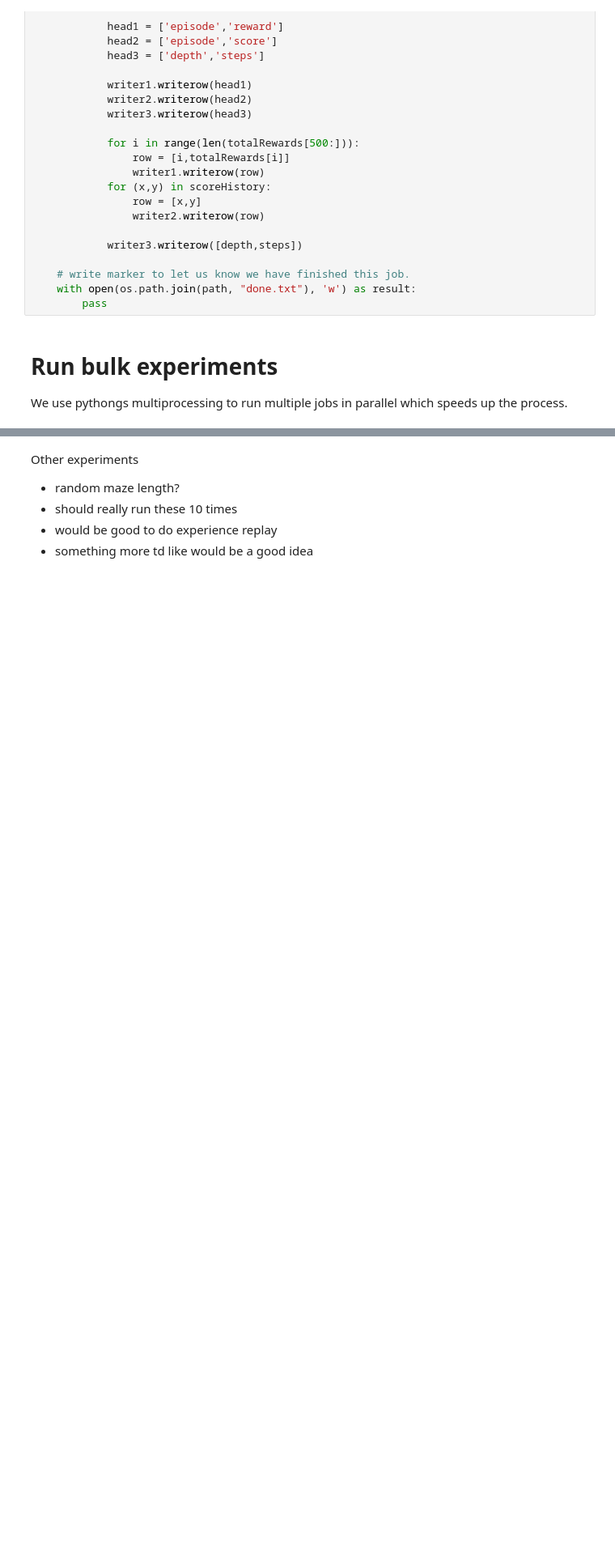
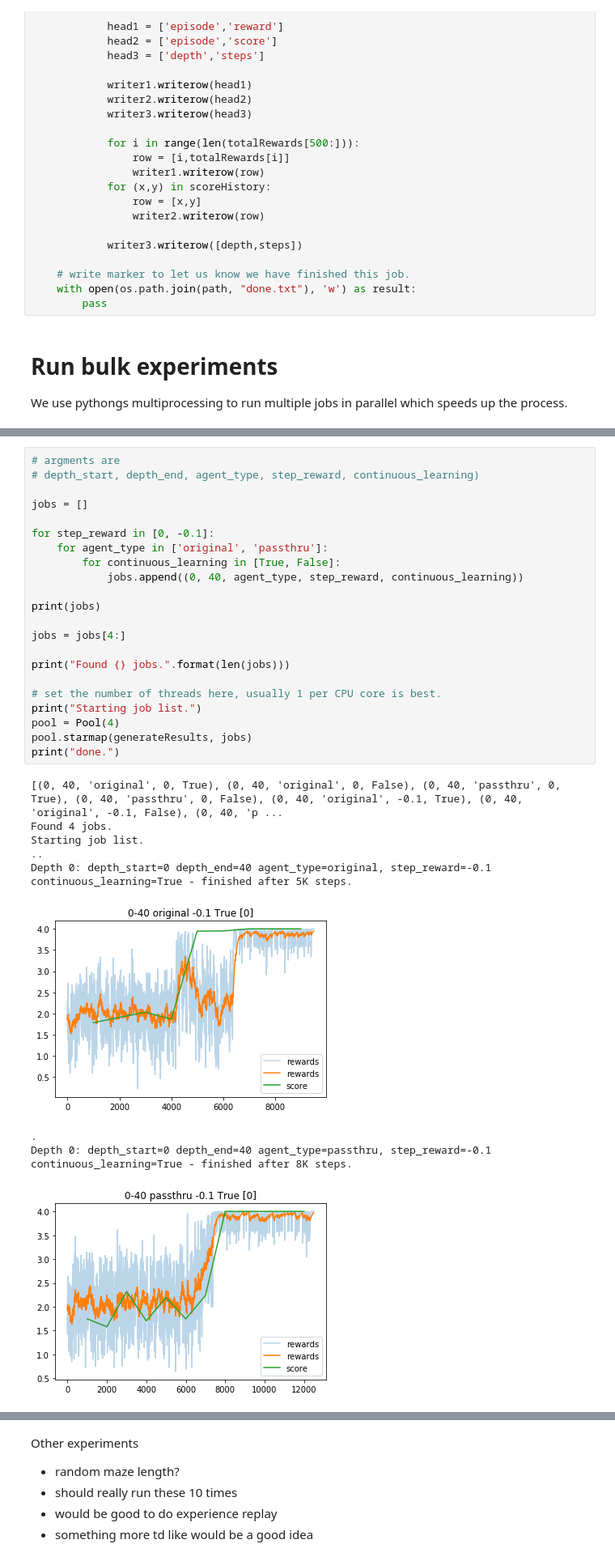
Before and after one commit to maitchison/TMaze, a Jupyter notebook: TMaze.ipynb, the cells around one changed output, grey strips where cells are left out. Shown at 81% size. Saved outputs shown, nothing was run; the diff lists cells and outputs as text; blank space fills up the shorter version.

```diff
--- a/TMaze.ipynb
+++ b/TMaze.ipynb
@@ -654,0 +672,32 @@ Starting job list.
+# %%
+# argments are
+# depth_start, depth_end, agent_type, step_reward, continuous_learning)
+
+jobs = []
+
+for step_reward in [0, -0.1]:
+    for agent_type in ['original', 'passthru']:
+        for continuous_learning in [True, False]:
+            jobs.append((0, 40, agent_type, step_reward, continuous_learning))
+
+print(jobs)
+
+jobs = jobs[4:]
+
+print("Found {} jobs.".format(len(jobs)))
+
+# set the number of threads here, usually 1 per CPU core is best.
+print("Starting job list.")
+pool = Pool(4)
+pool.starmap(generateResults, jobs)
+print("done.")
+# %% [output]
+[(0, 40, 'original', 0, True), (0, 40, 'original', 0, False), (0, 40, 'passthru', 0, True), (0, 40, 'passthru', 0, False), (0, 40, 'original', -0.1, True), (0, 40, 'original', -0.1, False), (0, 40, 'p ...
+Found 4 jobs.
+Starting job list.
+..
+Depth 0: depth_start=0 depth_end=40 agent_type=original, step_reward=-0.1 continuous_learning=True - finished after 5K steps.
+[figure, added]
+.
+Depth 0: depth_start=0 depth_end=40 agent_type=passthru, step_reward=-0.1 continuous_learning=True - finished after 8K steps.
+[figure, added]
```
Also changed, not shown: parts of 2 cells of this notebook.
